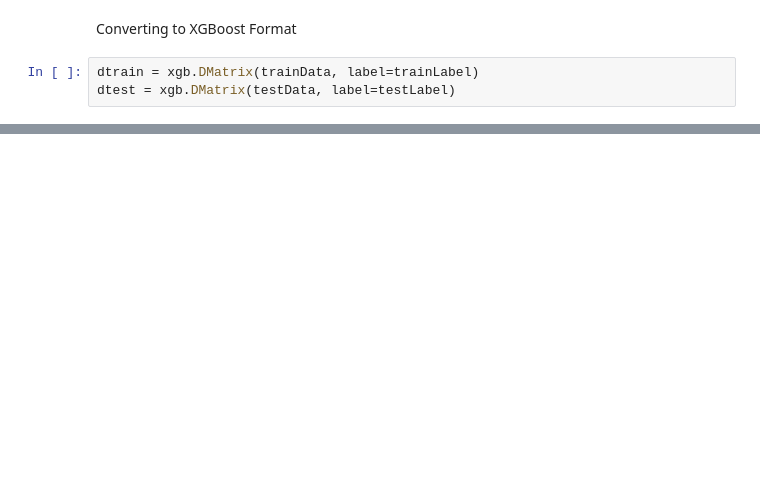
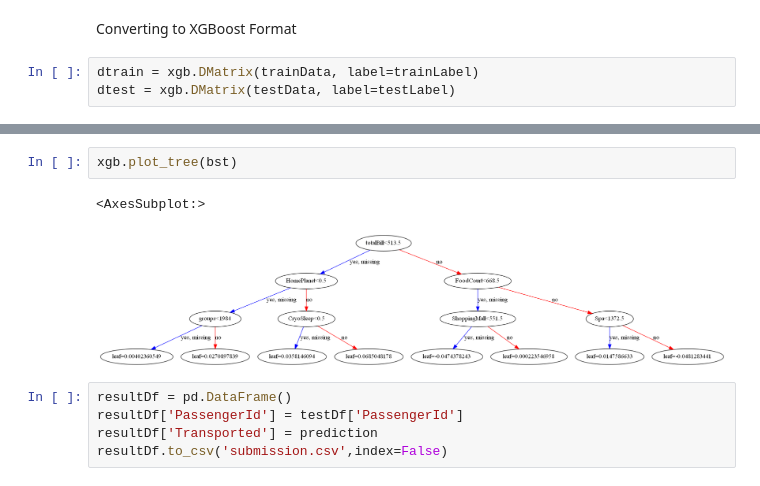
Before and after one commit to marcherlitz/Kaggle_SpaceshipTitanic, a Jupyter notebook: Spaceship_Titanic.ipynb, the cells around one changed output, grey strips where cells are left out. Saved outputs shown, nothing was run; the diff lists cells and outputs as text; blank space fills up the shorter version.

```diff
--- a/Spaceship_Titanic.ipynb
+++ b/Spaceship_Titanic.ipynb
@@ -234,0 +514,10 @@ testDf
+# %%
+xgb.plot_tree(bst)
+# %% [output]
+<AxesSubplot:>
+[figure, added]
+# %%
+resultDf = pd.DataFrame()
+resultDf['PassengerId'] = testDf['PassengerId']
+resultDf['Transported'] = prediction
+resultDf.to_csv('submission.csv',index=False)
```
Also changed, not shown: parts of 49 cells of this notebook, 4 other files.
